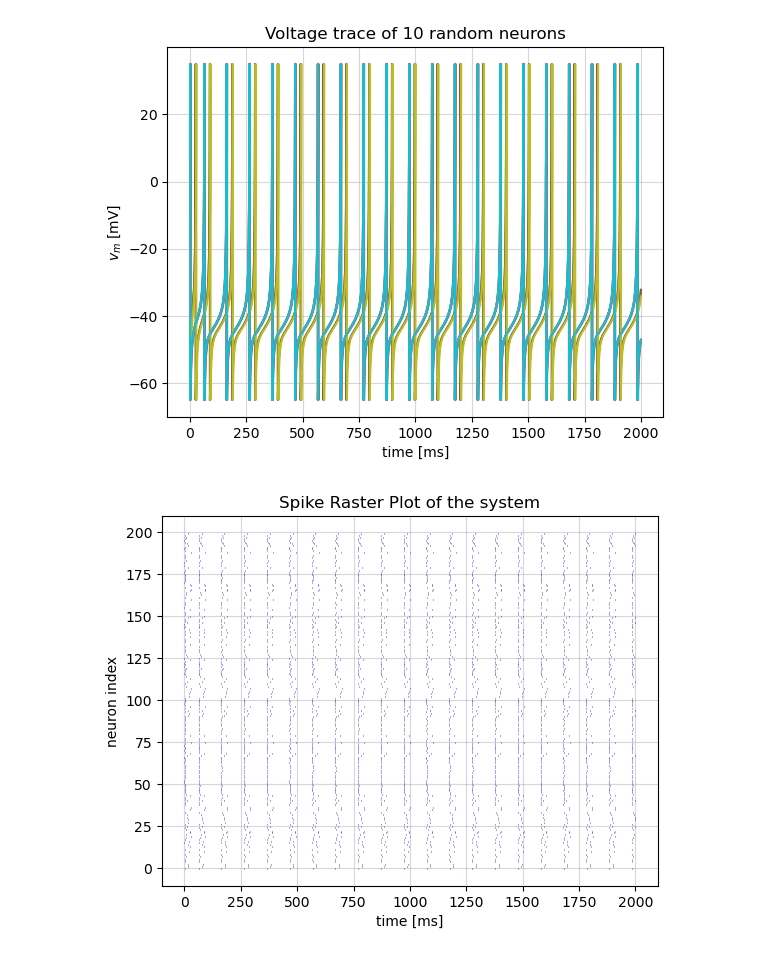
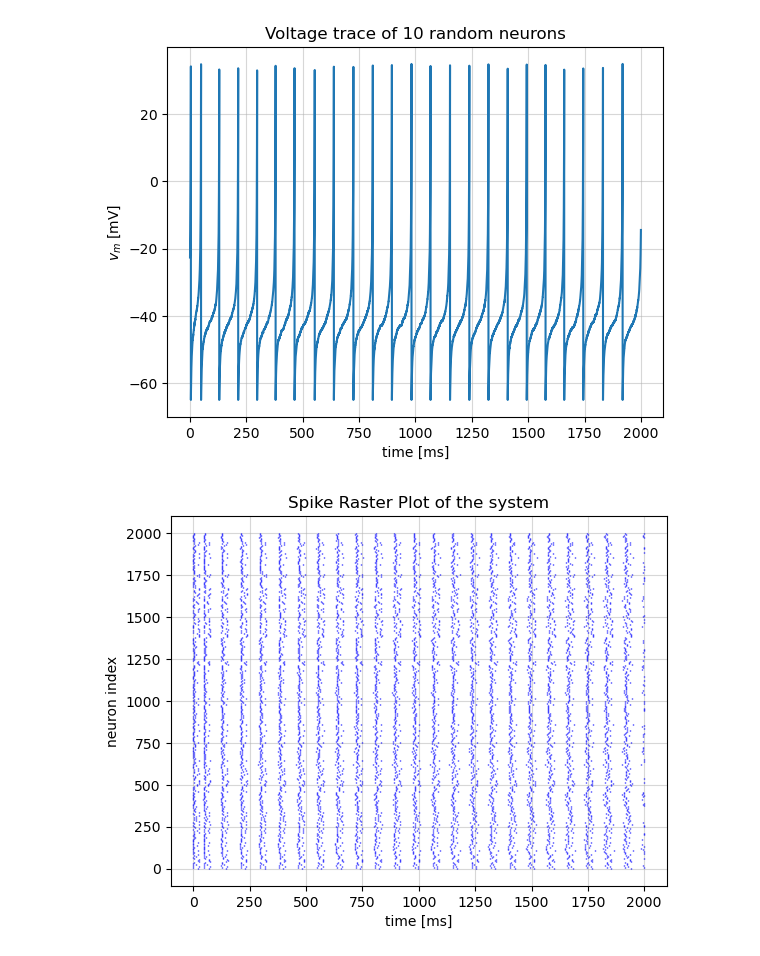
Before and after one commit to ali-mahani/lif-force, a Jupyter notebook: preliminary/test_model.ipynb, the cells around one changed output. Drawn from its saved outputs; the diff is of its cells as text; code cells hidden in the pictures.

```diff
--- a/preliminary/test_model.ipynb
+++ b/preliminary/test_model.ipynb
@@ -4,7 +4,7 @@ import matplotlib.pyplot as plt
 
 from izhikevich_rnn import Izhikevich
 # %%
-network = Izhikevich(N=200, T=2000, I_BIAS=1200, dt=1e-3)
+network = Izhikevich(N=2000, T=2000, I_BIAS=1000, dt=4e-2, p=.1)
 voltage_trace = network.render()
 # %%
 plt.plot(network.time, voltage_trace)
@@ -15,14 +15,14 @@ plt.title("Voltage trace of 10 random neurons")
 plt.savefig(f"img/iz_voltage_trace_{network._N}_{network._T}.jpg", bbox_inches="tight")
 plt.show()
 # %% [output]
-[figure, old version]
+[figure, new version]
 # %%
-plt.eventplot(network.tspike, linewidths=.5, linelengths=.5, colors='b')
+plt.eventplot(network.tspike, linewidths=1, linelengths=1, colors='b')
 plt.xlabel("time [ms]")
 plt.ylabel("neuron index")
 plt.title("Spike Raster Plot of the system")
 plt.grid(alpha=.5)
 plt.savefig(f"img/iz_rasterplot_{network._N}_{network._T}.jpg", bbox_inches="tight")
 plt.show()
 # %% [output]
-[figure, old version]
+[figure, new version]
```
Also changed, not shown: 3 other files.
